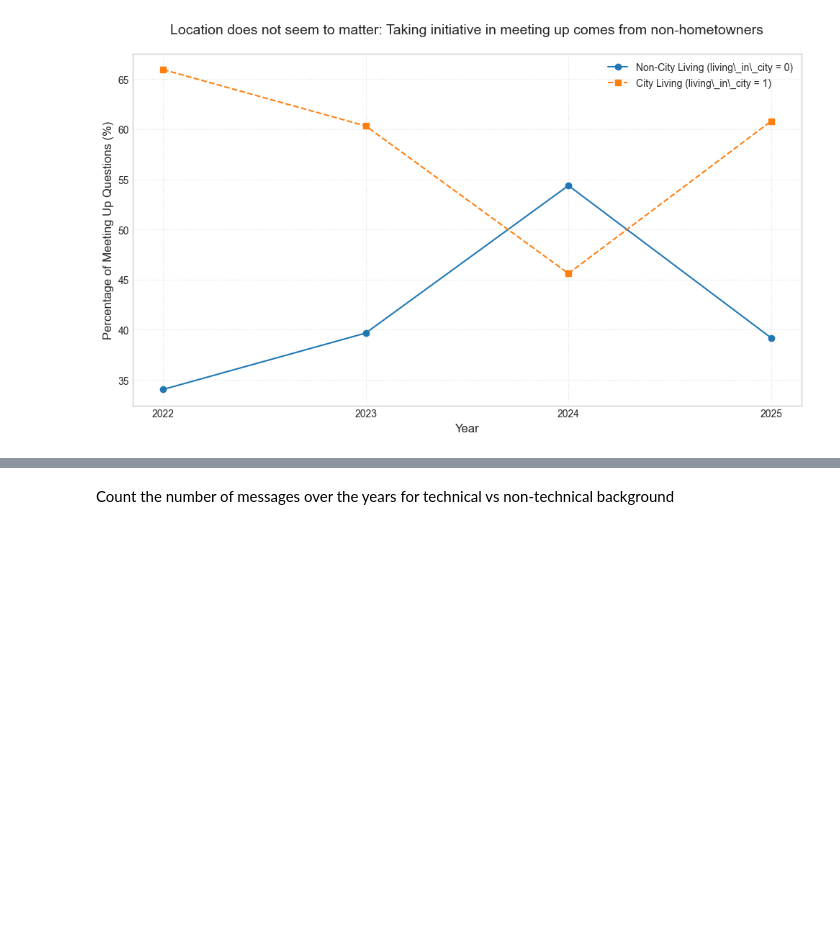
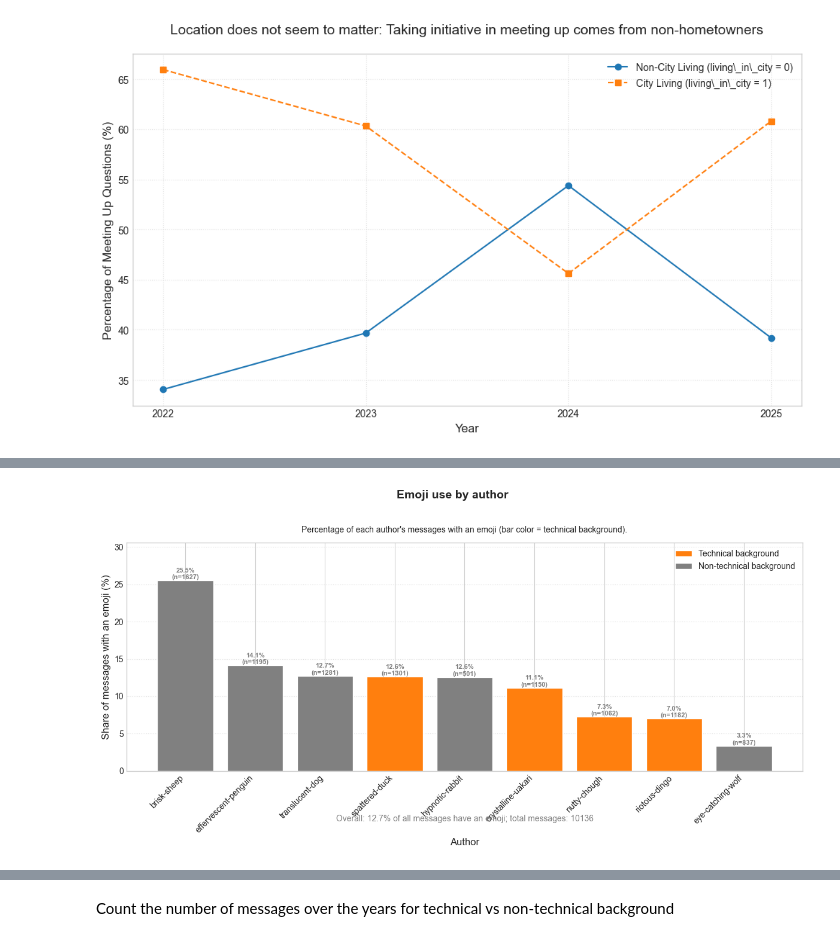
Before and after one commit to bashoogeventerink-max/DAV, a Jupyter notebook: notebooks/02-categories.ipynb, the cells around one changed output, grey strips where cells are left out. Saved outputs shown, nothing was run; the diff lists cells and outputs as text; code cells hidden in the pictures; blank space fills up the shorter version.

```diff
--- a/notebooks/02-categories.ipynb
+++ b/notebooks/02-categories.ipynb
@@ -455,0 +429,81 @@ plt.show()
+# %%
+import pandas as pd
+import matplotlib.pyplot as plt
+import matplotlib.patches as mpatches
+
+# --- START: Data Preparation (per author: % of messages with emoji; color by tech background) ---
+author_tech = df.groupby('author')['tech_background'].first()
+
+pct_by_author = df.groupby('author')['has_emoji'].mean().mul(100)
+authors = pct_by_author.sort_values(ascending=False).index.tolist()
+pct_emoji = pct_by_author.reindex(authors)
+n_msgs = df.groupby('author').size().reindex(authors, fill_value=0)
+
+COLOR_NON_TECH = '#808080'
+COLOR_TECH = '#ff7f0e'
+bar_colors = [COLOR_TECH if author_tech.loc[a] == 1 else COLOR_NON_TECH for a in authors]
+
+overall_pct_emoji = df['has_emoji'].mean() * 100
+# --- END: Data Preparation ---
+
+
+# --- START: Plotting Code ---
+plt.style.use('seaborn-v0_8-whitegrid')
+fig, ax = plt.subplots(figsize=(12, 6))
+
+x = range(len(authors))
+bars = ax.bar(x, pct_emoji.values, color=bar_colors, edgecolor='white', linewidth=1)
+
+ax.set_xticks(list(x))
+ax.set_xticklabels(authors, rotation=45, ha='right')
+ax.set_ylabel("Share of messages with an emoji (%)", fontsize=12)
+ax.set_xlabel("Author", fontsize=12)
+
+ymax = float(pct_emoji.max())
+ax.set_ylim(0, max(ymax * 1.2, 8.0) if ymax > 0 else 100.0)
+ax.grid(True, linestyle=':', alpha=0.6, axis='y')
+
+for bar, p, n in zip(bars, pct_emoji.values, n_msgs.values):
+    label = f"{p:.1f}%\n(n={int(n)})"
+    ax.text(
+        bar.get_x() + bar.get_width() / 2,
+        bar.get_height(),
+        label,
+        ha='center',
+        va='bottom',
+        fontsize=8,
+        color='gray',
+        fontweight='bold',
+    )
+
+legend_handles = [
+    mpatches.Patch(facecolor=COLOR_TECH, edgecolor='white', label='Technical background'),
+    mpatches.Patch(facecolor=COLOR_NON_TECH, edgecolor='white', label='Non-technical background'),
+]
+ax.legend(handles=legend_handles, loc='upper right', fontsize=10)
+
+summary = (
+    f"Overall: {overall_pct_emoji:.1f}% of all messages have an emoji; "
+    f"total messages: {len(df)}"
+)
+ax.text(
+    0.5,
+    -0.22,
+    summary,
+    transform=ax.transAxes,
+    ha='center',
+    fontsize=10,
+    color='gray',
+)
+
+plot_title = "Emoji use by author"
+plot_subtitle = "Percentage of each author's messages with an emoji (bar color = technical background)."
+fig.suptitle(plot_title, fontsize=14, y=1.02, fontweight='bold')
+ax.set_title(plot_subtitle, fontsize=10, pad=12)
+
+plt.tight_layout()
+plt.show()
+
+# --- END: Plotting Code ---
+# %% [output]
+[figure, added]
```
Also changed, not shown: parts of 3 cells of this notebook, 2 other files.
